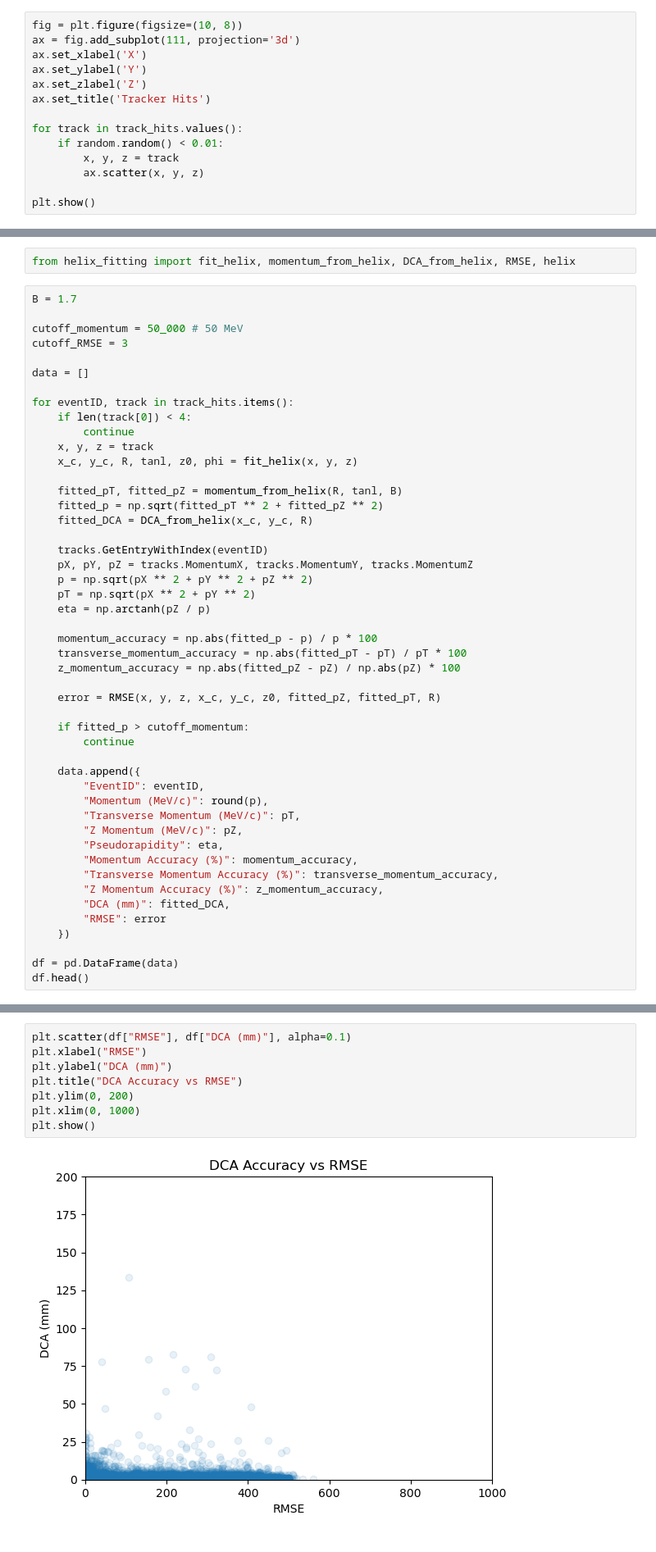
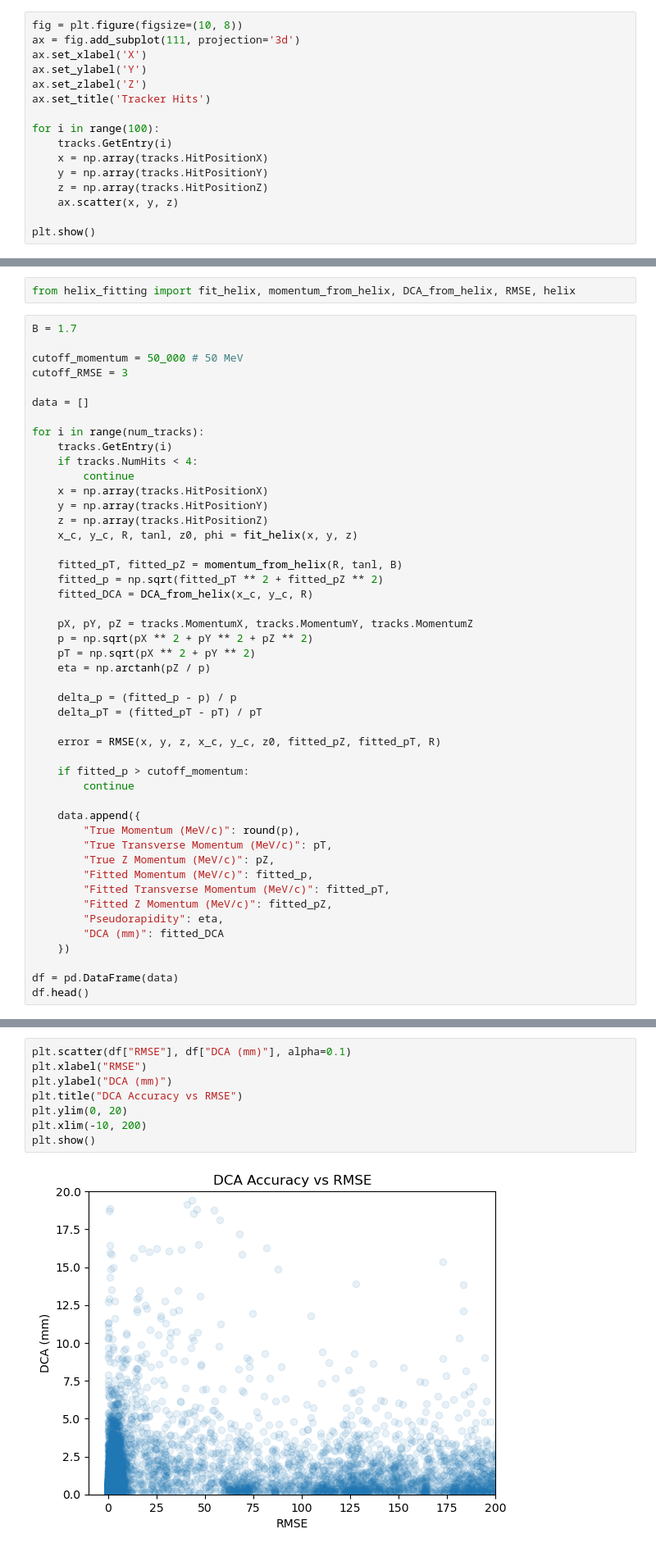
Before and after one commit to P4GAN/B8_Project, a Jupyter notebook: Analysis/track_analysis.ipynb, the cells around one changed output, grey strips where cells are left out. Shown at 82% size. Saved outputs shown, nothing was run; the diff lists cells and outputs as text.

```diff
--- a/Analysis/track_analysis.ipynb
+++ b/Analysis/track_analysis.ipynb
@@ -79,10 +40,12 @@ ax.set_ylabel('Y')
 ax.set_zlabel('Z')
 ax.set_title('Tracker Hits')
 
-for track in track_hits.values():
-    if random.random() < 0.01:
-        x, y, z = track
-        ax.scatter(x, y, z)
+for i in range(100):
+    tracks.GetEntry(i)
+    x = np.array(tracks.HitPositionX)
+    y = np.array(tracks.HitPositionY)
+    z = np.array(tracks.HitPositionZ)
+    ax.scatter(x, y, z)
 
 plt.show()
 # %% [output]
@@ -127,25 +92,26 @@ cutoff_RMSE = 3
 
 data = []
 
-for eventID, track in track_hits.items():
-    if len(track[0]) < 4:
+for i in range(num_tracks):
+    tracks.GetEntry(i)
+    if tracks.NumHits < 4:
         continue
-    x, y, z = track
+    x = np.array(tracks.HitPositionX)
+    y = np.array(tracks.HitPositionY)
+    z = np.array(tracks.HitPositionZ)
     x_c, y_c, R, tanl, z0, phi = fit_helix(x, y, z)
 
     fitted_pT, fitted_pZ = momentum_from_helix(R, tanl, B)
     fitted_p = np.sqrt(fitted_pT ** 2 + fitted_pZ ** 2)
     fitted_DCA = DCA_from_helix(x_c, y_c, R)
 
-    tracks.GetEntryWithIndex(eventID)
     pX, pY, pZ = tracks.MomentumX, tracks.MomentumY, tracks.MomentumZ
     p = np.sqrt(pX ** 2 + pY ** 2 + pZ ** 2)
     pT = np.sqrt(pX ** 2 + pY ** 2)
     eta = np.arctanh(pZ / p)
 
-    momentum_accuracy = np.abs(fitted_p - p) / p * 100
-    transverse_momentum_accuracy = np.abs(fitted_pT - pT) / pT * 100
-    z_momentum_accuracy = np.abs(fitted_pZ - pZ) / np.abs(pZ) * 100
+    delta_p = (fitted_p - p) / p
+    delta_pT = (fitted_pT - pT) / pT
 
     error = RMSE(x, y, z, x_c, y_c, z0, fitted_pZ, fitted_pT, R)
 
@@ -153,16 +119,14 @@ for eventID, track in track_hits.items():
         continue
 
     data.append({
-        "EventID": eventID,
-        "Momentum (MeV/c)": round(p),
-        "Transverse Momentum (MeV/c)": pT,
-        "Z Momentum (MeV/c)": pZ,
+        "True Momentum (MeV/c)": round(p),
+        "True Transverse Momentum (MeV/c)": pT,
+        "True Z Momentum (MeV/c)": pZ,
+        "Fitted Momentum (MeV/c)": fitted_p,
+        "Fitted Transverse Momentum (MeV/c)": fitted_pT,
+        "Fitted Z Momentum (MeV/c)": fitted_pZ,
         "Pseudorapidity": eta,
-        "Momentum Accuracy (%)": momentum_accuracy,
-        "Transverse Momentum Accuracy (%)": transverse_momentum_accuracy,
-        "Z Momentum Accuracy (%)": z_momentum_accuracy,
-        "DCA (mm)": fitted_DCA,
-        "RMSE": error
+        "DCA (mm)": fitted_DCA
     })
 
 df = pd.DataFrame(data)
@@ -339,10 +301,10 @@ plt.show()
 # %%
 plt.scatter(df["RMSE"], df["DCA (mm)"], alpha=0.1)
 plt.xlabel("RMSE")
 plt.ylabel("DCA (mm)")
 plt.title("DCA Accuracy vs RMSE")
-plt.ylim(0, 200)
-plt.xlim(0, 1000)
+plt.ylim(0, 20)
+plt.xlim(-10, 200)
 plt.show()
 # %% [output]
-[figure, old version]
+[figure, new version]
```
Also changed, not shown: parts of 18 cells of this notebook, 15 other files.
